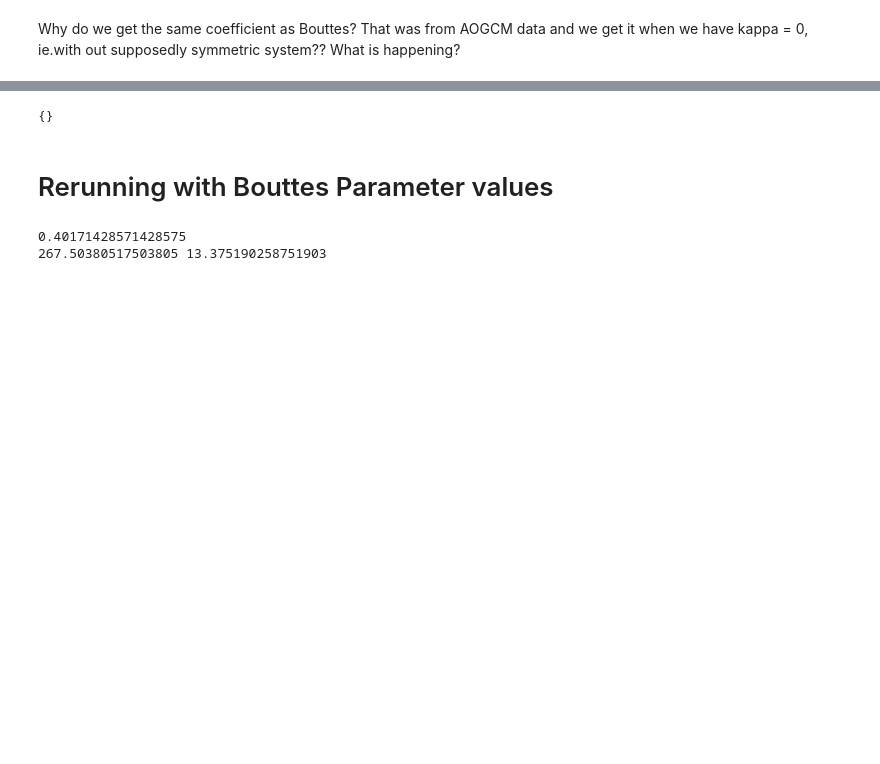
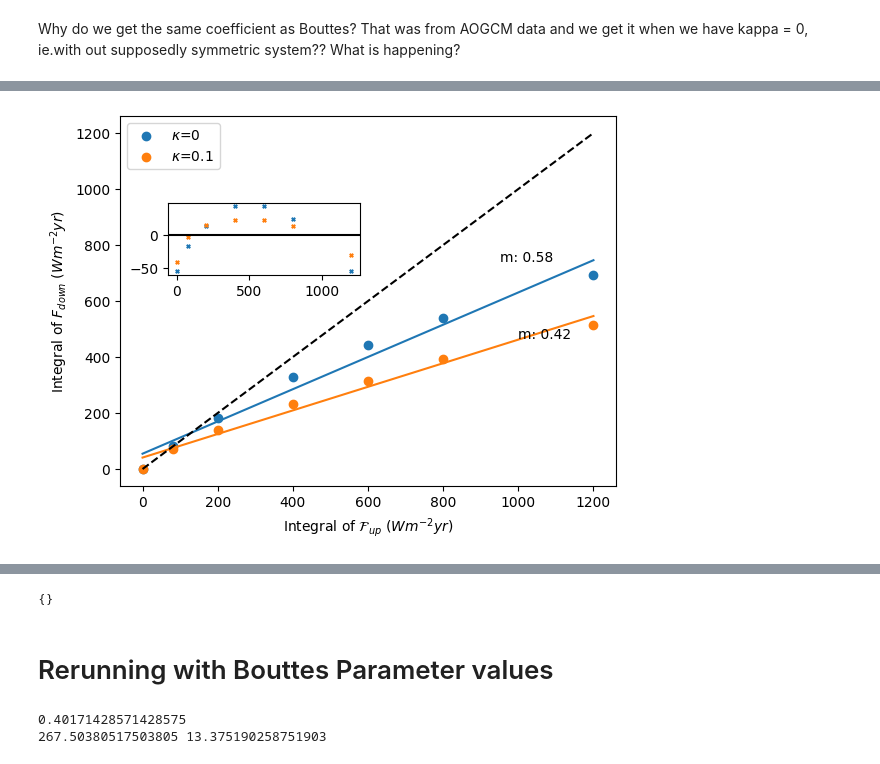
Before and after one commit to francesmcginley/ar6, a Jupyter notebook: Exploration/W10p2ReplicationWithGeoffroyParameters.ipynb, the cells around one changed output, grey strips where cells are left out. Drawn from its saved outputs; the diff is of its cells as text; code cells hidden in the pictures; blank space fills up the shorter version.

```diff
--- a/Exploration/W10p2ReplicationWithGeoffroyParameters.ipynb
+++ b/Exploration/W10p2ReplicationWithGeoffroyParameters.ipynb
@@ -386,26 +411,13 @@ Why do we get the same coefficient as Bouttes? That was from AOGCM data and we g
 #Finding time taken to get back to zero
 #This could be improved.. Not doing proper methods to find return time
 
-t_0k = []
-t_01k = []
-return_times = {}
-for scen in runs:
-    run = runs[scen]
-    #print(scen)
-    t = int(scen[scen.find("= ")+2:scen.find(", ")])
-    k = (scen[scen.find("k = ")+4:])
-    #print(k)
-    #print(t)
-    minv= min(abs(run.tlev[:,1])[t:])
-    i = np.where(abs(run.tlev[:,1]) == minv)
-    return_times[scen] = run.time[i]
-    if k == "0":
-        t_0k.append(run.time[i][0])
-    else:
-        t_01k.append(run.time[i][0])
 
-#print(t_0k, t_01k)
-#print(return_times)
+import matplotlib.pyplot as plt
+#import math
+#Finding time taken to get back to zero
+#This could be improved.. Not doing proper methods to find return time
+#ts = [10,25,50, 75, 100]
+
 
 #Forcing Integrals
 
@@ -413,10 +425,33 @@ fint_up = []
 fint_down0 = [] #when kappa = 0
 fint_down01 = [] #when kappa = 0.1
 
-for ind, t in enumerate(ts):
-    fint_up.append( 8 * t)
-    fint_down0.append(4 * (t_0k[ind]-t))
-    fint_down01.append(4 * (t_01k[ind]-t))
+t_0k = []
+t_01k = []
+return_times = {}
+
+ts_instance = []
+for scen in runs:
+    run = runs[scen]
+    #print(scen)
+    t = int(scen[scen.find("= ")+2:scen.find(", ")])
+    k = (scen[scen.find("k = ")+4:])
+    #print(k)
+    #ts_instance.append(t)
+    print(t)
+    minv= min(abs(run.tlev[:,1])[t:])
+    i = np.where(abs(run.tlev[:,1]) == minv)
+    return_times[scen] = run.time[i][0]
+    if k == "0":
+        fint_up.append( 8 * t)
+        t_0k.append(run.time[i][0])
+        fint_down0.append(4 * (run.time[i][0]-t))
+    else:
+        t_01k.append(run.time[i][0])
+        fint_down01.append(4 * (run.time[i][0]-t))
+
+#print(t_0k, t_01k)
+#print(return_times)
+#print(ts_instance)
 
 
 #Fitting using lstsqs
@@ -431,14 +466,26 @@ print(m0,c0)
 
 xs = np.array(fint_up)
 
-plt.scatter(fint_up, fint_down0, label = "kappa=0")
-plt.scatter(fint_up, fint_down01, label = "kappa=0.1")
-plt.plot(xs, m0 * xs + c0)
-plt.plot(xs, m1 * xs + c1)
-plt.plot(fint_up, fint_up, "k", linestyle= "dashed")
-plt.xlabel("Integral of F_up")
-plt.ylabel("Integral of F_down")
-plt.annotate(f"m: %s"%"{:.2f}".format(m0) , (xs[-1]-250,fint_down0[-1] ))
-plt.annotate(f"m: %s"%"{:.2f}".format(m1) , (xs[-1]-200,fint_down01[-1] ))
-plt.legend()
+residuals0 = (fint_down0 - ( m0 * xs + c0) )
+residuals01 = (fint_down01 - ( m1 * xs + c1 ))
+
+fig, axs = plt.subplots()
+
+axs.scatter(fint_up, fint_down0, label = "$\kappa$=0")
+axs.scatter(fint_up, fint_down01, label = "$\kappa$=0.1")
+axs.plot(xs, m0 * xs + c0)
+axs.plot(xs, m1 * xs + c1)
+axs.plot(fint_up, fint_up, "k", linestyle= "dashed")
+axs.set_xlabel("Integral of $F_{up}$ ($Wm^{-2} yr$)")
+axs.set_ylabel("Integral of $F_{down}$ ($Wm^{-2} yr$)")
+axs.annotate(f"m: %s"%"{:.2f}".format(m0) , (xs[-1]-250,fint_down0[-1]+50))
+axs.annotate(f"m: %s"%"{:.2f}".format(m1) , (xs[-1]-200,fint_down01[-1]-50 ))
+axs.legend()
+
+
+l, b, h, w = .2, .55, .15, .3
+ax2 = fig.add_axes([l, b, w, h])
+ax2.scatter(xs, residuals0, marker="x", s = 6)
+ax2.scatter(xs, residuals01, marker="x", s = 6)
+ax2.axhline(0, color="k")
 # %% [output]
@@ -445,0 +509 @@ IndexError: list index out of range
+[figure, added]
```
Also changed, not shown: parts of 15 cells of this notebook, 7 other files.
